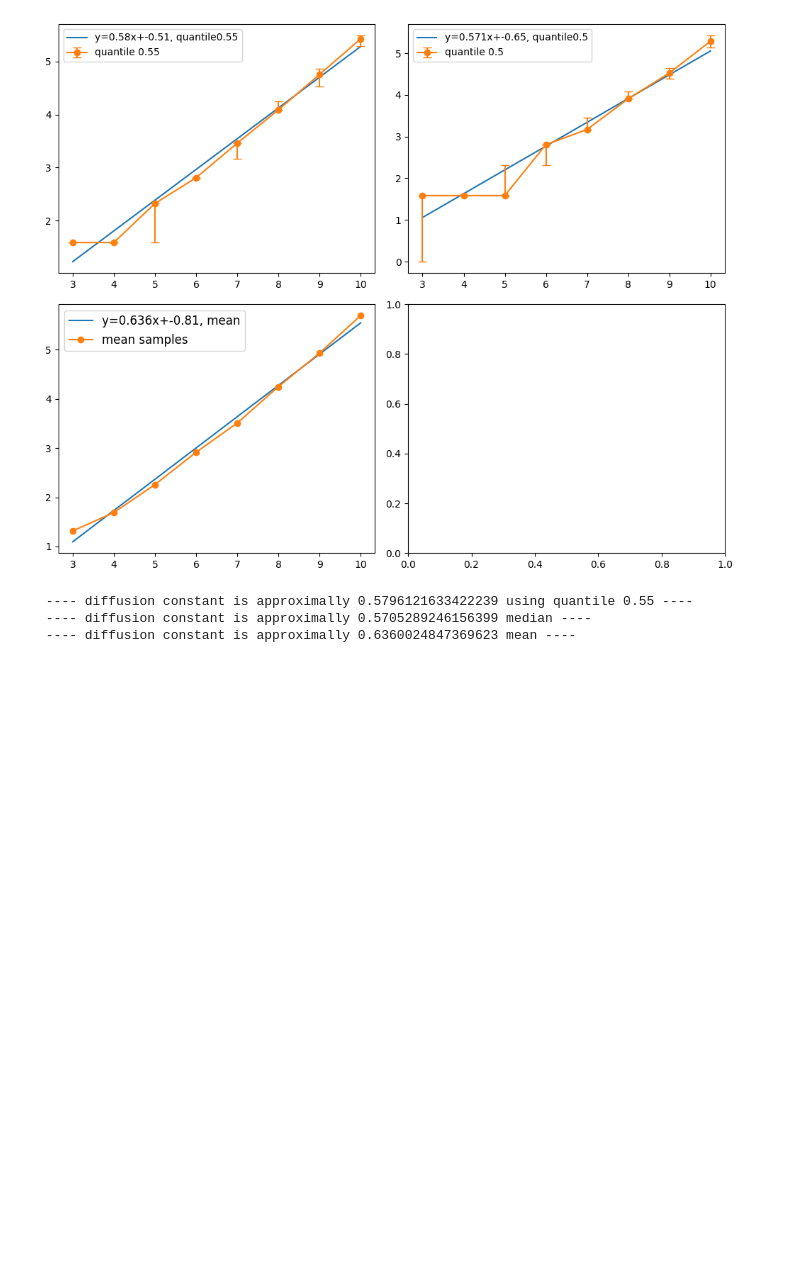
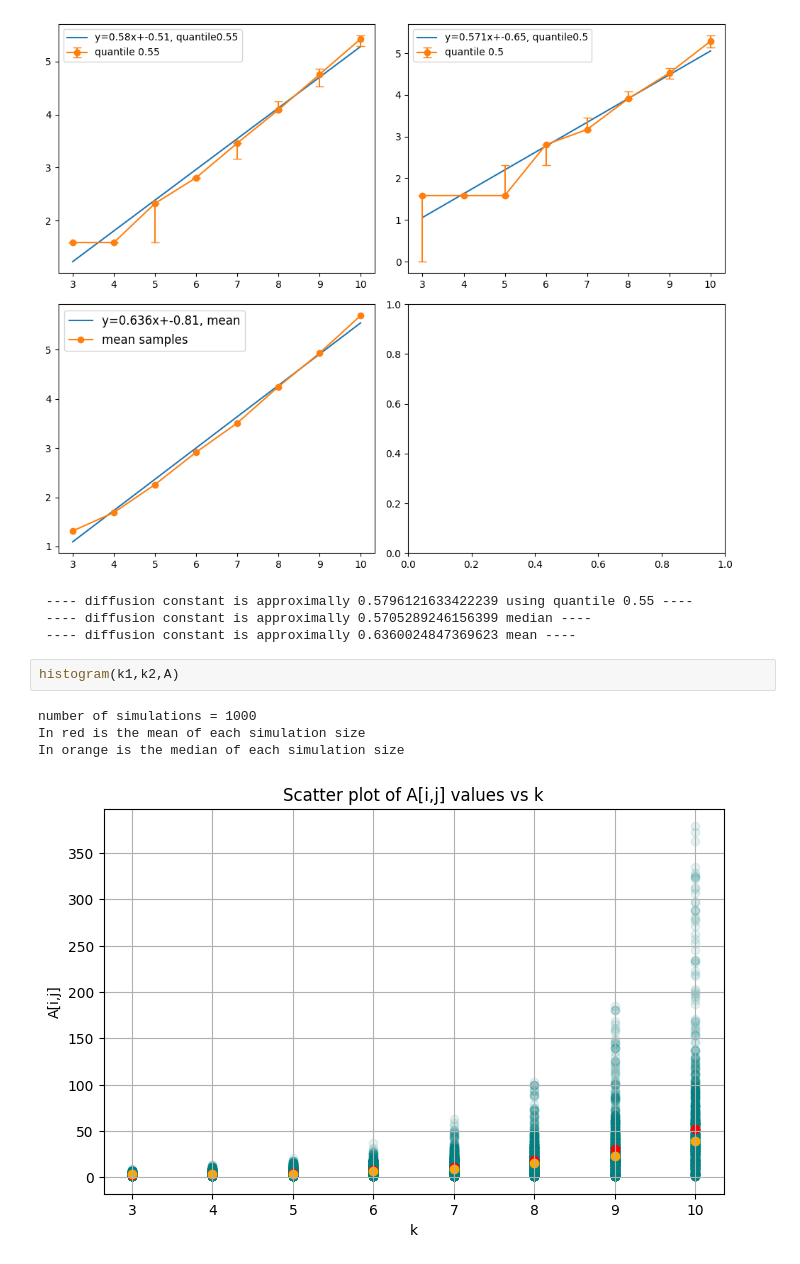
Before and after one commit to IgorSSBarbosa/Random-Walk-on-Random-Environment, a Jupyter notebook: loglogplot.ipynb, the cells around one changed output. Saved outputs shown, nothing was run; the diff lists cells and outputs as text; blank space fills up the shorter version.

Commit message:
implementing CI debuged in loglogplot.py+histogram

```diff
--- a/loglogplot.ipynb
+++ b/loglogplot.ipynb
@@ -189,3 +189,10 @@ log_log_plot(q,dom,A)
  ---- diffusion constant is approximally 0.5796121633422239 using quantile 0.55 ----
  ---- diffusion constant is approximally 0.5705289246156399 median ----
  ---- diffusion constant is approximally 0.6360024847369623 mean ----
+# %%
+histogram(k1,k2,A)
+# %% [output]
+number of simulations = 1000
+In red is the mean of each simulation size
+In orange is the median of each simulation size
+[figure, added]
```
Also changed, not shown: 1 other file.
